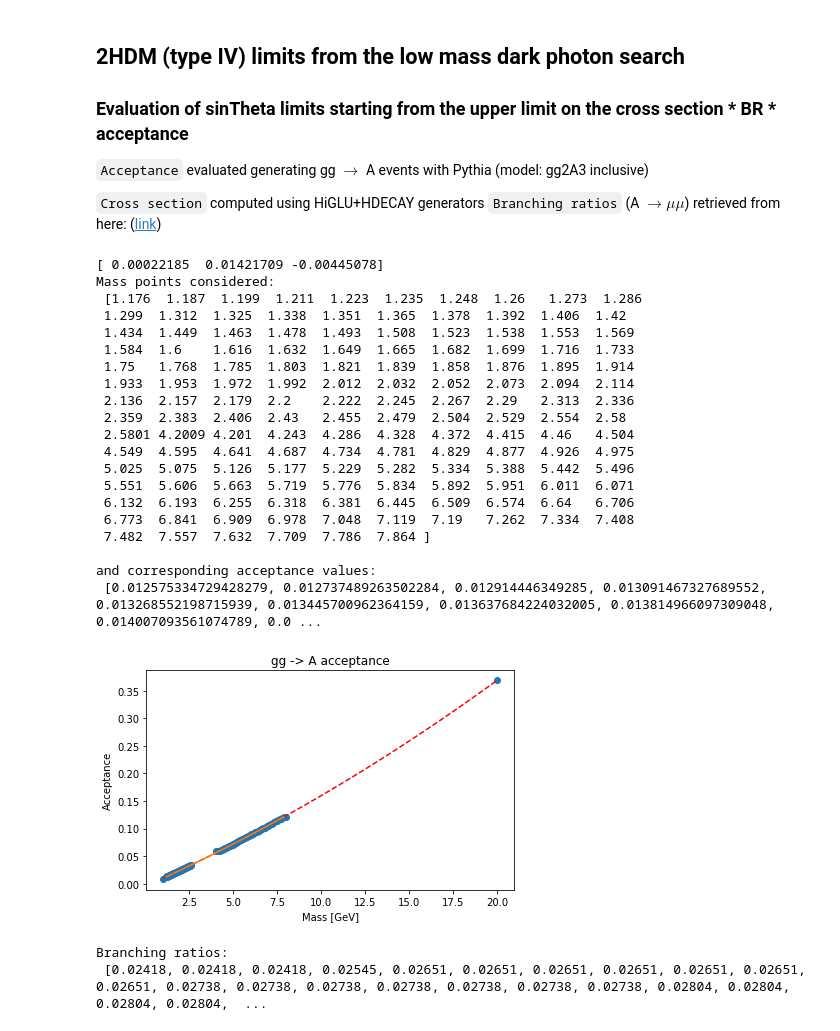
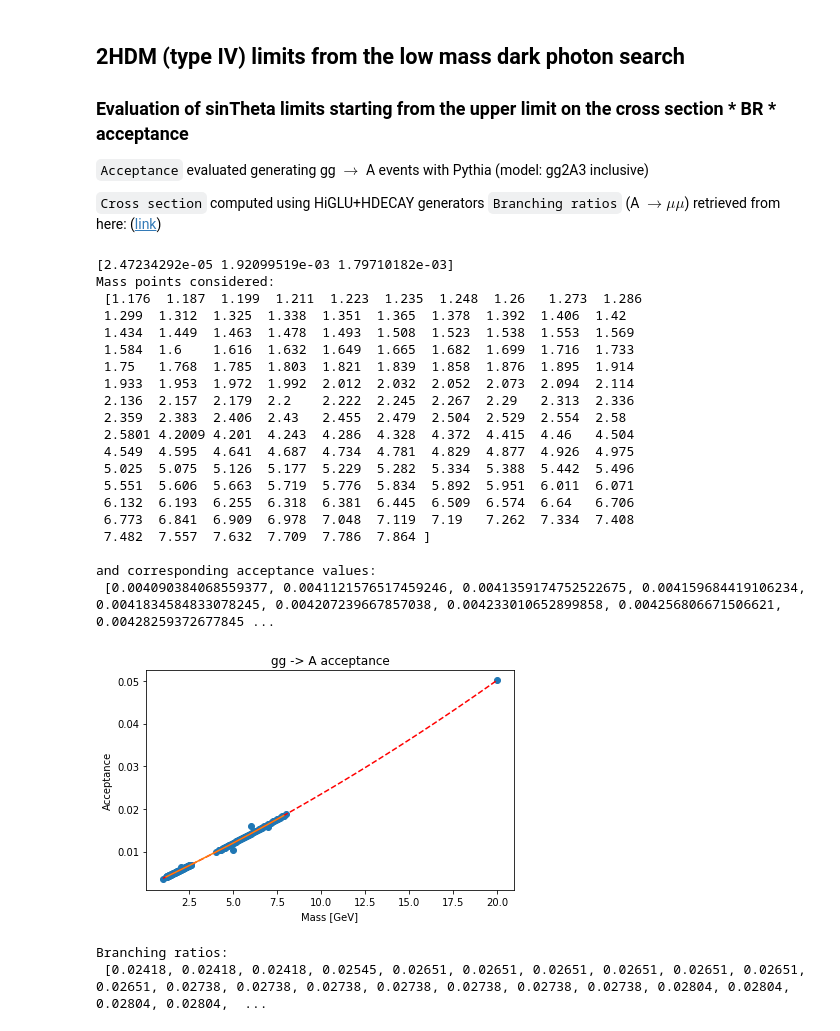
Before and after one commit to elfontan/2HDM_interpretation, a Jupyter notebook: senThetaLimits_2HDM_IV_fullMassRange_newAcceptances_ptmumu_allLimits.ipynb, the cells around one changed output. Drawn from its saved outputs; the diff is of its cells as text; code cells hidden in the pictures.

```diff
--- a/senThetaLimits_2HDM_IV_fullMassRange_newAcceptances_ptmumu_allLimits.ipynb
+++ b/senThetaLimits_2HDM_IV_fullMassRange_newAcceptances_ptmumu_allLimits.ipynb
@@ -25,10 +25,10 @@ import csv
 # %%
 # ACCEPTANCE
 mass = np.array([1., 2., 4., 5., 6., 7., 8., 20.])
-acc_amumu = np.array([0.0081, 0.0256, 0.0589, 0.0711, 0.0900, 0.1060, 0.1214, 0.3688])
-# Inclusive gg2A3
-#acc_amumu = np.array([0.0035, 0.0063, 0.0099, 0.0104, 0.0161, 0.0157, 0.0189, 0.0501])
-# plusX modes
+#acc_amumu = np.array([0.0081, 0.0256, 0.0589, 0.0711, 0.0900, 0.1060, 0.1214, 0.3688])
+# Inclusive gg2A3 (pt40)
+acc_amumu = np.array([0.0035, 0.0063, 0.0099, 0.0104, 0.0161, 0.0157, 0.0189, 0.0501])
+# plusX modes (pt40)
 #acc_amumu = np.array([0.0170, 0.0172, 0.0188, 0.0204, 0.0233, 0.0231, 0.0256, 0.0383])
 
 p = polyfit(mass, acc_amumu, 2)
@@ -66,36 +66,36 @@ plt.xlabel('Mass [GeV]')
 plt.ylabel('Acceptance')
 plt.title('gg -> A acceptance')
 plt.tight_layout()
 #plt.show()
 plt.savefig('ggA_newAcceptance_gg2A3.pdf', dpi=1200)
 plt.savefig('ggA_newAcceptance_gg2A3.png', dpi=1200)
 #plt.savefig('ggA_newAcceptance_plusXmodes.pdf', dpi=1200)
 #plt.savefig('ggA_newAcceptance_plusXmodes.png', dpi=1200)
 
 print("Mass points considered: \n", v_mass, '\n')
 print("and corresponding acceptance values: \n", v_acc_amumu, '\n')
 # %% [output]
-[ 0.00022185  0.01421709 -0.00445078]
+[2.47234292e-05 1.92099519e-03 1.79710182e-03]
 Mass points considered:
  [1.176  1.187  1.199  1.211  1.223  1.235  1.248  1.26   1.273  1.286
  1.299  1.312  1.325  1.338  1.351  1.365  1.378  1.392  1.406  1.42
  1.434  1.449  1.463  1.478  1.493  1.508  1.523  1.538  1.553  1.569
  1.584  1.6    1.616  1.632  1.649  1.665  1.682  1.699  1.716  1.733
  1.75   1.768  1.785  1.803  1.821  1.839  1.858  1.876  1.895  1.914
  1.933  1.953  1.972  1.992  2.012  2.032  2.052  2.073  2.094  2.114
  2.136  2.157  2.179  2.2    2.222  2.245  2.267  2.29   2.313  2.336
  2.359  2.383  2.406  2.43   2.455  2.479  2.504  2.529  2.554  2.58
  2.5801 4.2009 4.201  4.243  4.286  4.328  4.372  4.415  4.46   4.504
  4.549  4.595  4.641  4.687  4.734  4.781  4.829  4.877  4.926  4.975
  5.025  5.075  5.126  5.177  5.229  5.282  5.334  5.388  5.442  5.496
  5.551  5.606  5.663  5.719  5.776  5.834  5.892  5.951  6.011  6.071
  6.132  6.193  6.255  6.318  6.381  6.445  6.509  6.574  6.64   6.706
  6.773  6.841  6.909  6.978  7.048  7.119  7.19   7.262  7.334  7.408
  7.482  7.557  7.632  7.709  7.786  7.864 ]
 
 and corresponding acceptance values:
- [0.012575334729428279, 0.012737489263502284, 0.012914446349285, 0.013091467327689552, 0.013268552198715939, 0.013445700962364159, 0.013637684224032005, 0.013814966097309048, 0.014007093561074789, 0.0 ...
+ [0.004090384068559377, 0.0041121576517459246, 0.0041359174752522675, 0.004159684419106234, 0.0041834584833078245, 0.004207239667857038, 0.004233010652899858, 0.004256806671506621, 0.00428259372677845 ...
-[figure, old version]
+[figure, new version]
 # %%
 # BRANCHING RATIO
 
```
Also changed, not shown: parts of 6 cells of this notebook, 7 other files.
